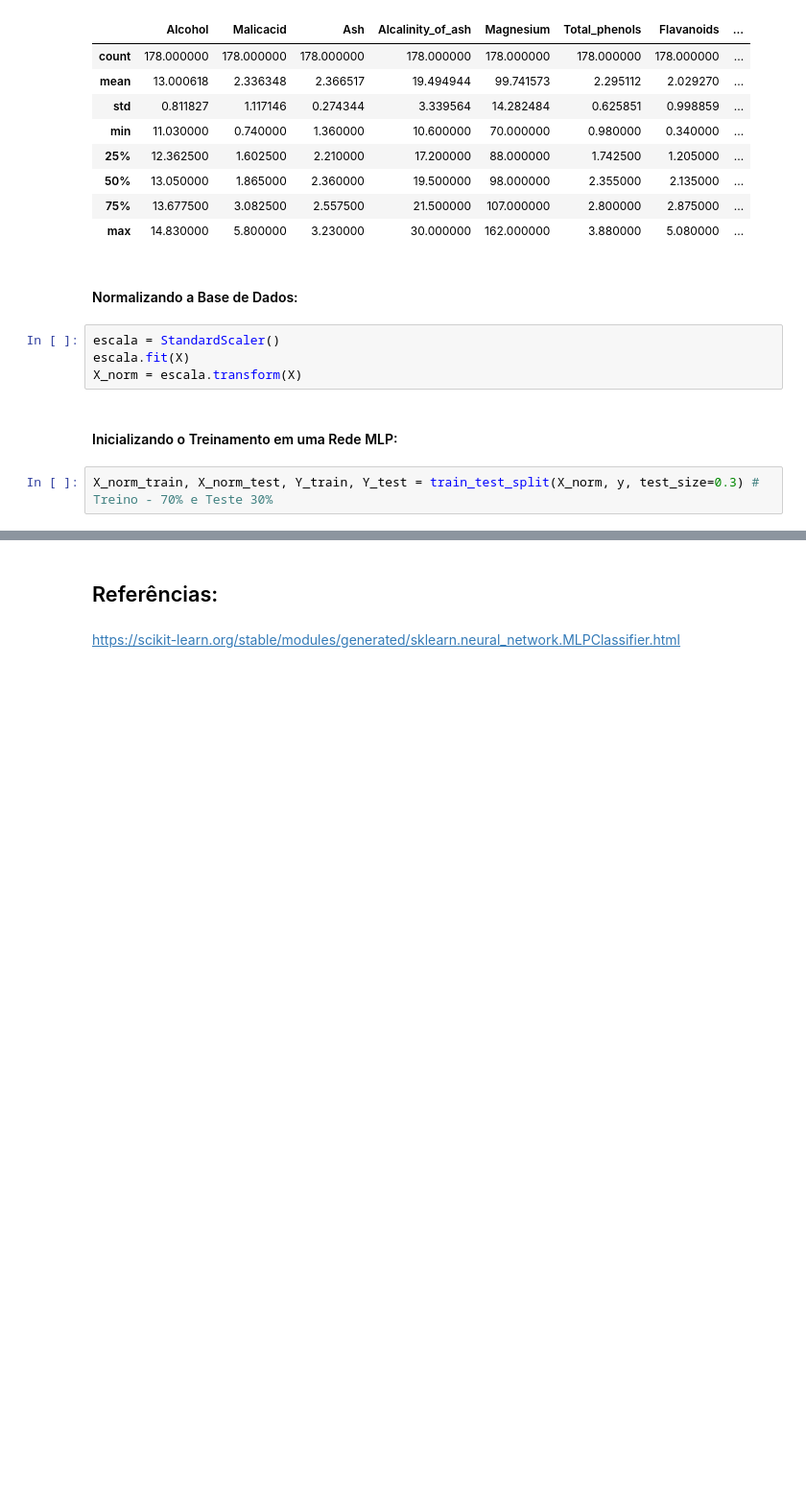
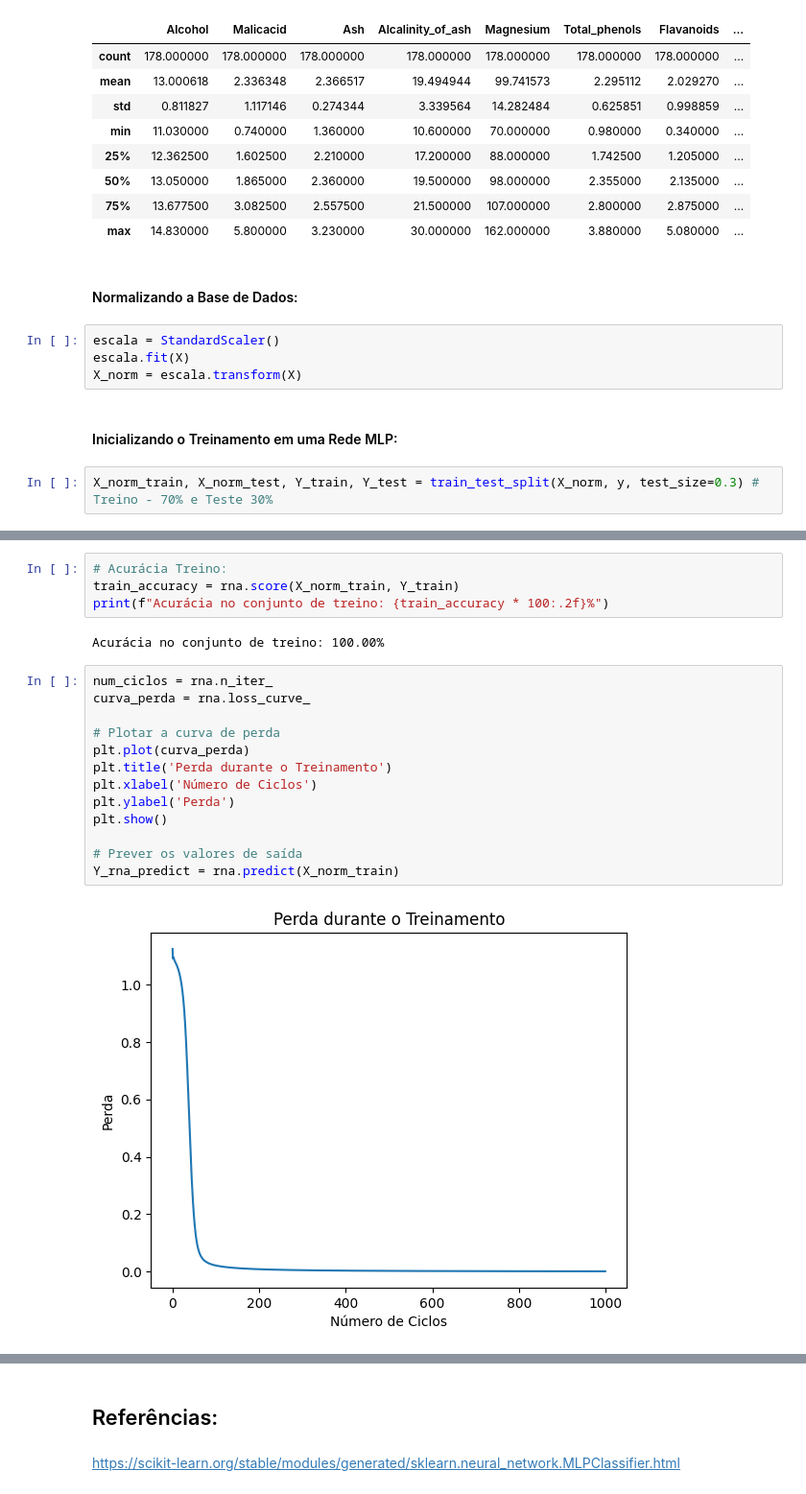
Before and after one commit to gustavo-rocha-barbosa/Msc_Redes_Neurais_ICMC_USP, a Jupyter notebook: Projetos/Projeto 1/[Redes Neurais]_Projeto_1.ipynb, the cells around one changed output, grey strips where cells are left out. Shown at 96% size. Cells and saved outputs as stored; diff of their text form; blank space fills up the shorter version.

```diff
--- a/Projetos/Projeto 1/[Redes Neurais]_Projeto_1.ipynb
+++ b/Projetos/Projeto 1/[Redes Neurais]_Projeto_1.ipynb
@@ -146,3 +148,24 @@ MLPClassifier(activation='logistic', hidden_layer_sizes=(100, 50),
               verbose=2)
+# %%
+# Acurácia Treino:
+train_accuracy = rna.score(X_norm_train, Y_train)
+print(f"Acurácia no conjunto de treino: {train_accuracy * 100:.2f}%")
+# %% [output]
+Acurácia no conjunto de treino: 100.00%
+# %%
+num_ciclos = rna.n_iter_
+curva_perda = rna.loss_curve_
+
+# Plotar a curva de perda
+plt.plot(curva_perda)
+plt.title('Perda durante o Treinamento')
+plt.xlabel('Número de Ciclos')
+plt.ylabel('Perda')
+plt.show()
+
+# Prever os valores de saída
+Y_rna_predict = rna.predict(X_norm_train)
+# %% [output]
+[figure, added]
 # %%
 Y_rna_previsao = rna.predict(X_norm_test)
```
Also changed, not shown: parts of 10 cells of this notebook.
